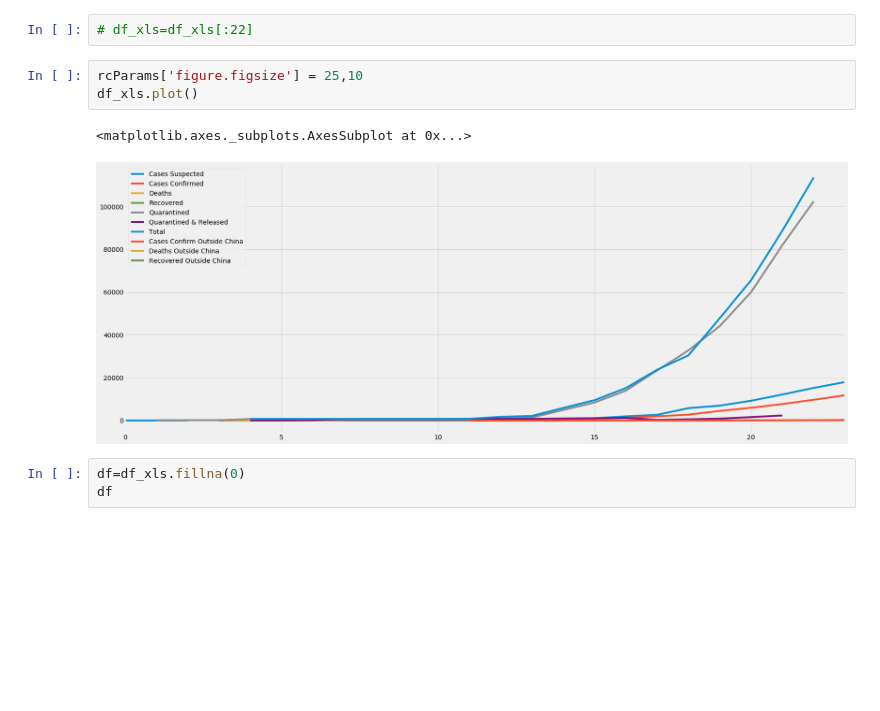
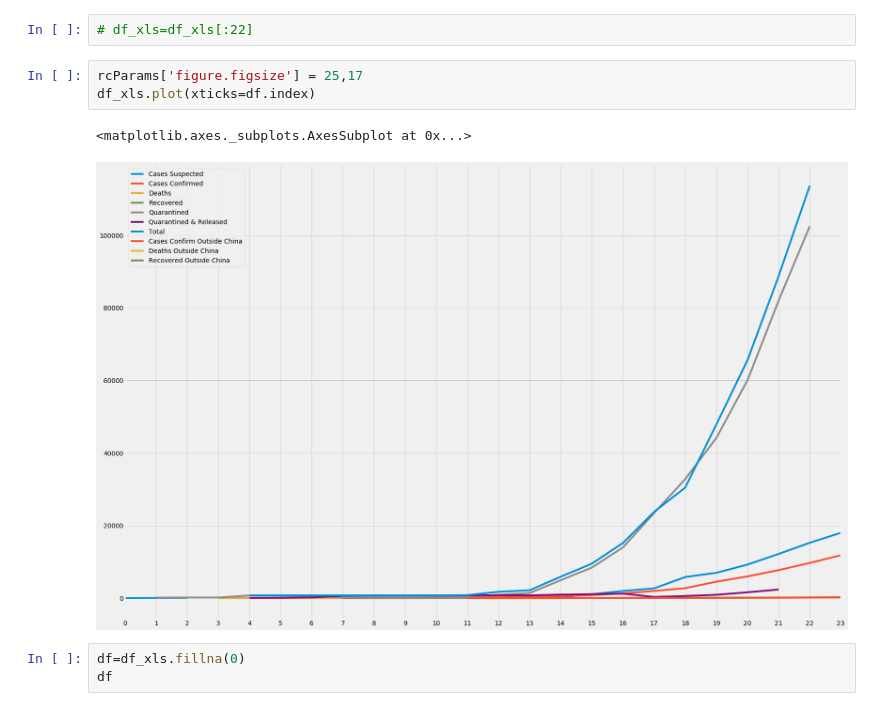
Before and after one commit to smtexas99/ncov19, a Jupyter notebook: ncov2019.ipynb, the cells around one changed output. Drawn from its saved outputs; the diff is of its cells as text; blank space fills up the shorter version.

```diff
--- a/ncov2019.ipynb
+++ b/ncov2019.ipynb
@@ -46,11 +43,11 @@ df_xls=pd.read_excel(r'Corona.xlsx')
 # %%
 # df_xls=df_xls[:22]
 # %%
-rcParams['figure.figsize'] = 25,10
-df_xls.plot()
+rcParams['figure.figsize'] = 25,17
+df_xls.plot(xticks=df.index)
 # %% [output]
 <matplotlib.axes._subplots.AxesSubplot at 0x...>
-[figure, old version]
+[figure, new version]
 # %%
 df=df_xls.fillna(0)
 df
```
Also changed, not shown: parts of 18 cells of this notebook.
